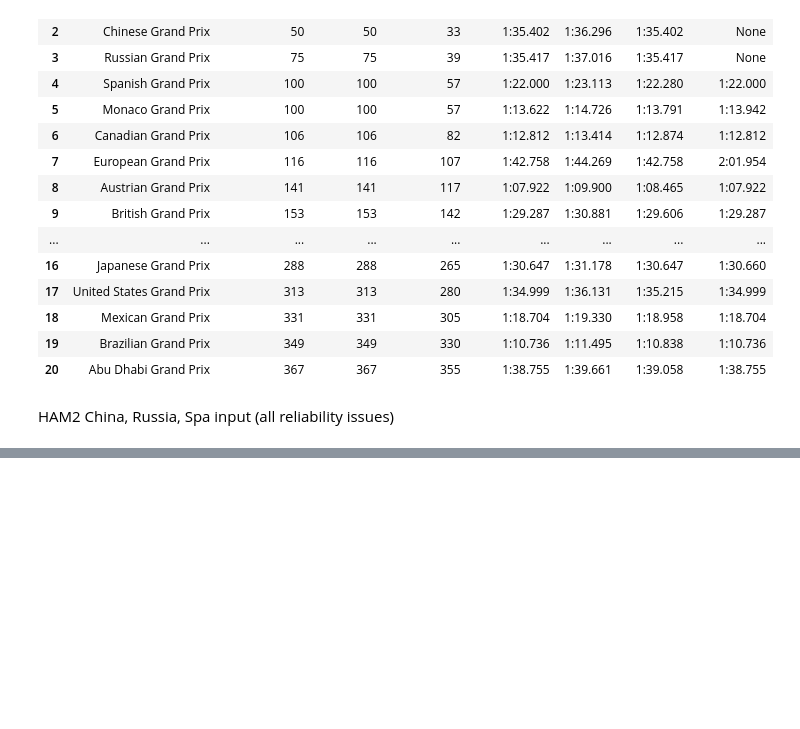
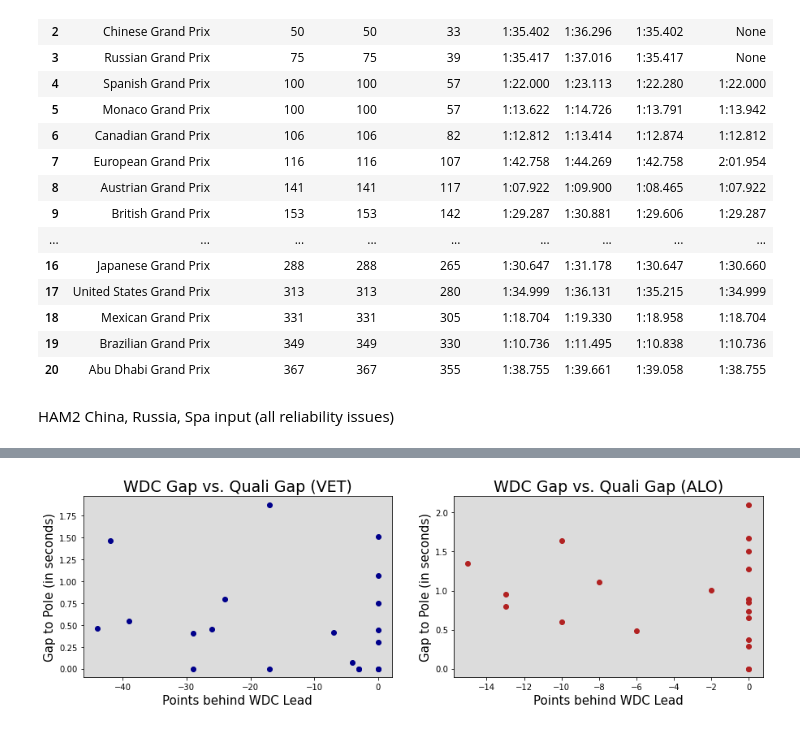
Before and after one commit to lejaja9/pandas-2, a Jupyter notebook: Mind_the_Gap/mind_the_gap.ipynb, the cells around one changed output, grey strips where cells are left out. Saved outputs shown, nothing was run; the diff lists cells and outputs as text; code cells hidden in the pictures; blank space fills up the shorter version.

```diff
--- a/Mind_the_Gap/mind_the_gap.ipynb
+++ b/Mind_the_Gap/mind_the_gap.ipynb
@@ -310,0 +440,18 @@ ax2 = fig.add_subplot(3, 1, 2)
+# %%
+#2012 Viz Continuation
+fig = plt.figure(figsize = (15,9))
+ax1 = fig.add_subplot(2, 2, 1)
+plt.scatter(df_2012['VET Gap'], df_2012['VET Quali Gap'], color = 'darkblue')
+plt.title('WDC Gap vs. Quali Gap (VET)', fontsize = 19, color = 'black')
+plt.xlabel('Points behind WDC Lead', fontsize = 15, color = 'black')
+plt.ylabel('Gap to Pole (in seconds)', fontsize = 15, color = 'black')
+ax1.set_facecolor('gainsboro')
+
+ax2 = fig.add_subplot(2, 2, 2)
+plt.scatter(df_2012['ALO Gap'], df_2012['ALO Quali Gap'], color = 'firebrick')
+plt.title('WDC Gap vs. Quali Gap (ALO)', fontsize = 19, color = 'black')
+plt.xlabel('Points behind WDC Lead', fontsize = 15, color = 'black')
+plt.ylabel('Gap to Pole (in seconds)', fontsize = 15, color = 'black')
+ax2.set_facecolor('gainsboro')
+# %% [output]
+[figure, added]
```
Also changed, not shown: parts of 13 cells of this notebook, 8 other files.
